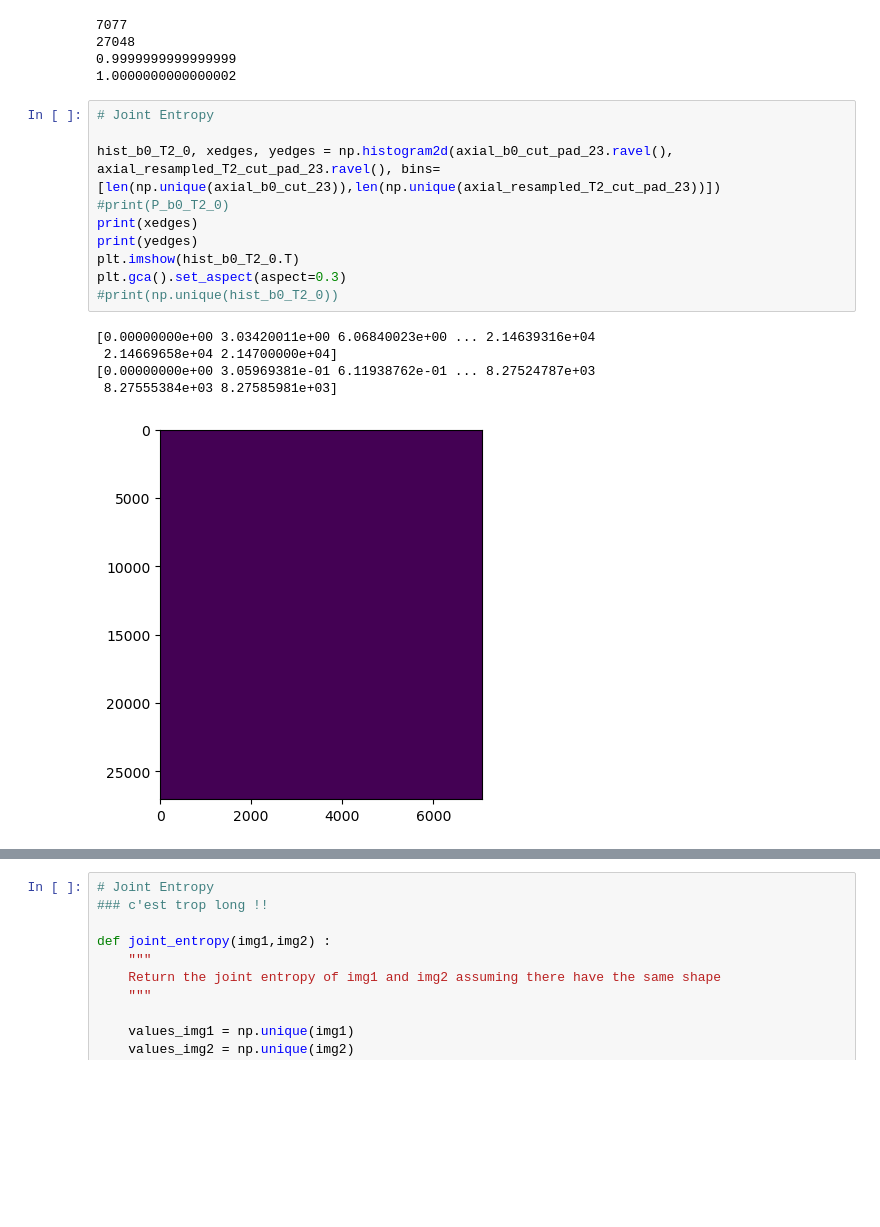
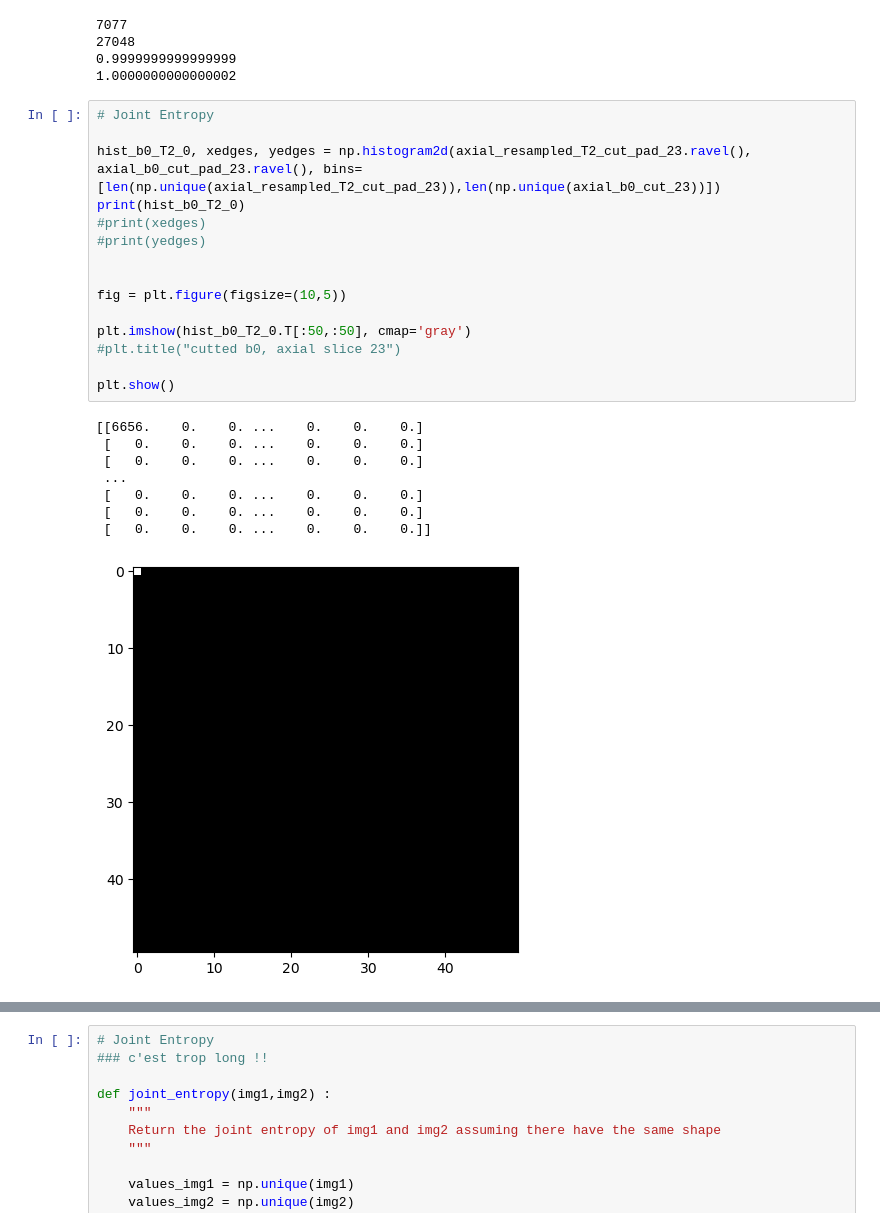
Before and after one commit to CharlineCuraut/Registration_IRM_T2_DWI_b0, a Jupyter notebook: registration_IRM_T2_DWI_b0.ipynb, the cells around one changed output, grey strips where cells are left out. Drawn from its saved outputs; the diff is of its cells as text; blank space fills up the shorter version.

Commit message:
histogram2D okay

```diff
--- a/registration_IRM_T2_DWI_b0.ipynb
+++ b/registration_IRM_T2_DWI_b0.ipynb
@@ -656,16 +662,24 @@ P_T2 = image_distribution(axial_resampled_T2_cut_pad_23, verbose=1)
 # %%
 # Joint Entropy
 
-hist_b0_T2_0, xedges, yedges = np.histogram2d(axial_b0_cut_pad_23.ravel(), axial_resampled_T2_cut_pad_23.ravel(), bins=[len(np.unique(axial_b0_cut_23)),len(np.unique(axial_resampled_T2_cut_pad_23))])
-#print(P_b0_T2_0)
-print(xedges)
-print(yedges)
-plt.imshow(hist_b0_T2_0.T)
-plt.gca().set_aspect(aspect=0.3)
-#print(np.unique(hist_b0_T2_0))
+hist_b0_T2_0, xedges, yedges = np.histogram2d(axial_resampled_T2_cut_pad_23.ravel(), axial_b0_cut_pad_23.ravel(), bins=[len(np.unique(axial_resampled_T2_cut_pad_23)),len(np.unique(axial_b0_cut_23))])
+print(hist_b0_T2_0)
+#print(xedges)
+#print(yedges)
+
+
+fig = plt.figure(figsize=(10,5))
+
+plt.imshow(hist_b0_T2_0.T[:50,:50], cmap='gray')
+#plt.title("cutted b0, axial slice 23")
+
+plt.show()
 # %% [output]
-[0.00000000e+00 3.03420011e+00 6.06840023e+00 ... 2.14639316e+04
- 2.14669658e+04 2.14700000e+04]
-[0.00000000e+00 3.05969381e-01 6.11938762e-01 ... 8.27524787e+03
- 8.27555384e+03 8.27585981e+03]
+[[6656.    0.    0. ...    0.    0.    0.]
+ [   0.    0.    0. ...    0.    0.    0.]
+ [   0.    0.    0. ...    0.    0.    0.]
+ ...
+ [   0.    0.    0. ...    0.    0.    0.]
+ [   0.    0.    0. ...    0.    0.    0.]
+ [   0.    0.    0. ...    0.    0.    0.]]
-[figure, old version]
+[figure, new version]
```
Also changed, not shown: parts of 8 cells of this notebook.
